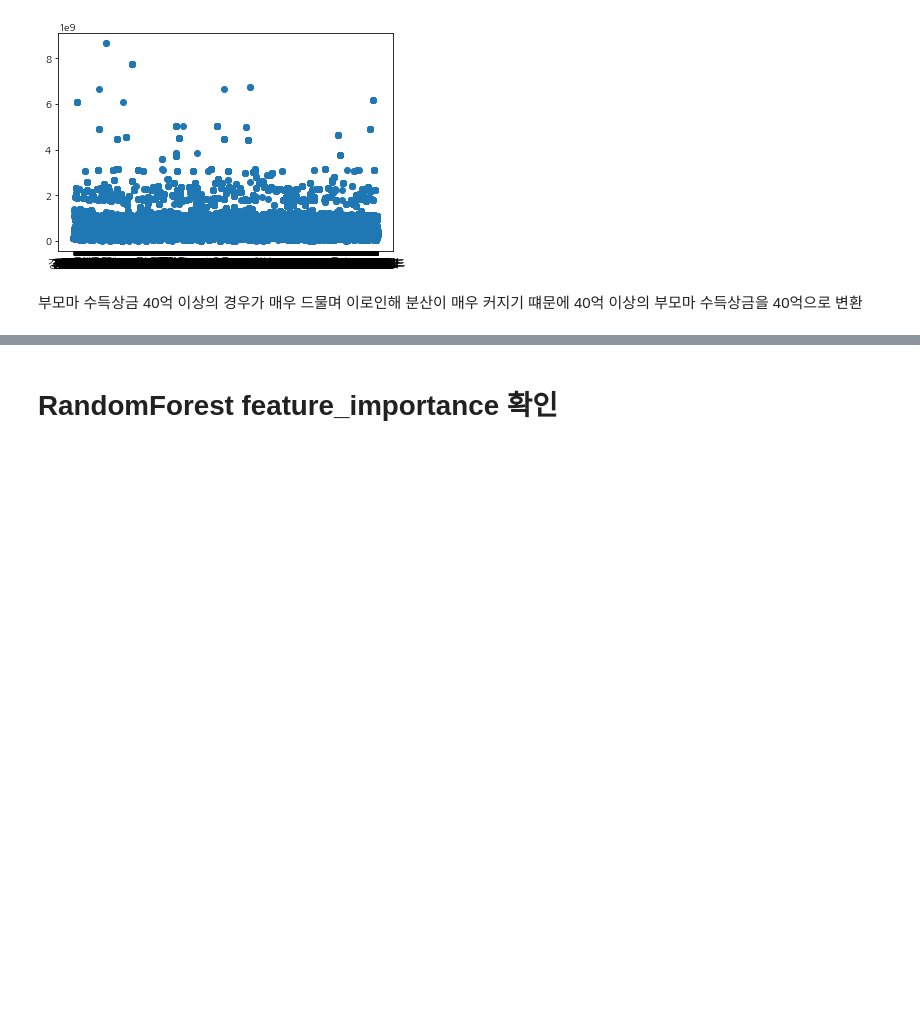
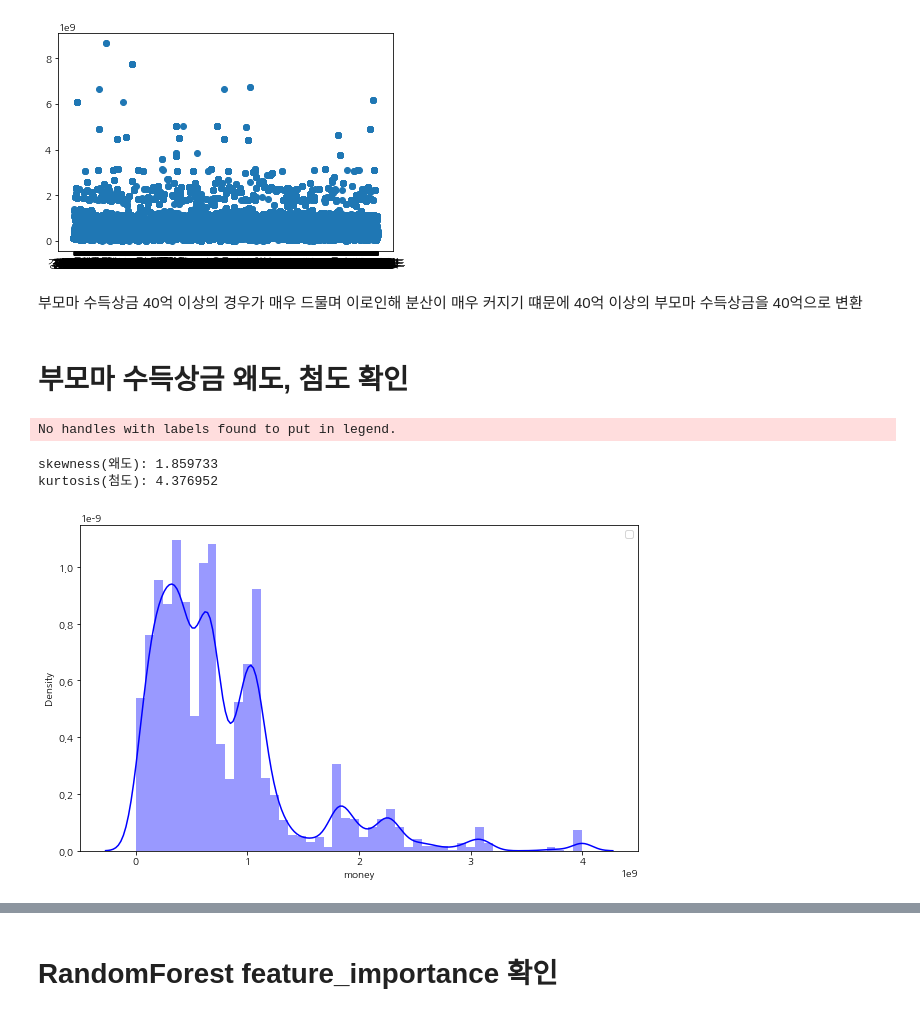
Before and after one commit to Inhatc-Bigdata-Project/RacingClassificationModel, a Jupyter notebook: final.ipynb, the cells around one changed output, grey strips where cells are left out. Saved outputs shown, nothing was run; the diff lists cells and outputs as text; code cells hidden in the pictures; blank space fills up the shorter version.

```diff
--- a/final.ipynb
+++ b/final.ipynb
@@ -1358,3 +1358,20 @@ df.to_csv('./final_v5.2.csv', encoding='utf-8-sig')
 # df['데뷔일자'] = df['데뷔일자'].astype(int)
 # df['데뷔일자']
 df.to_csv('./final_v5.2.csv', encoding='utf-8-sig')
+# %% [markdown]
+# 부모마 수득상금 왜도, 첨도 확인
+# %%
+fig = plt.figure(figsize=(10,6))
+ax = fig.add_subplot(1,1,1)
+
+graph = sns.distplot(df['money'],color = 'b', ax = ax)
+
+graph = graph.legend(loc = 'best')
+
+print('skewness(왜도): %f' %df['money'].skew())
+print('kurtosis(첨도): %f' %df['money'].kurt())
+# %% [output]
+No handles with labels found to put in legend.
+skewness(왜도): 1.859733
+kurtosis(첨도): 4.376952
+[figure, added]
```
Also changed, not shown: parts of 12 cells of this notebook, 1 other file.
